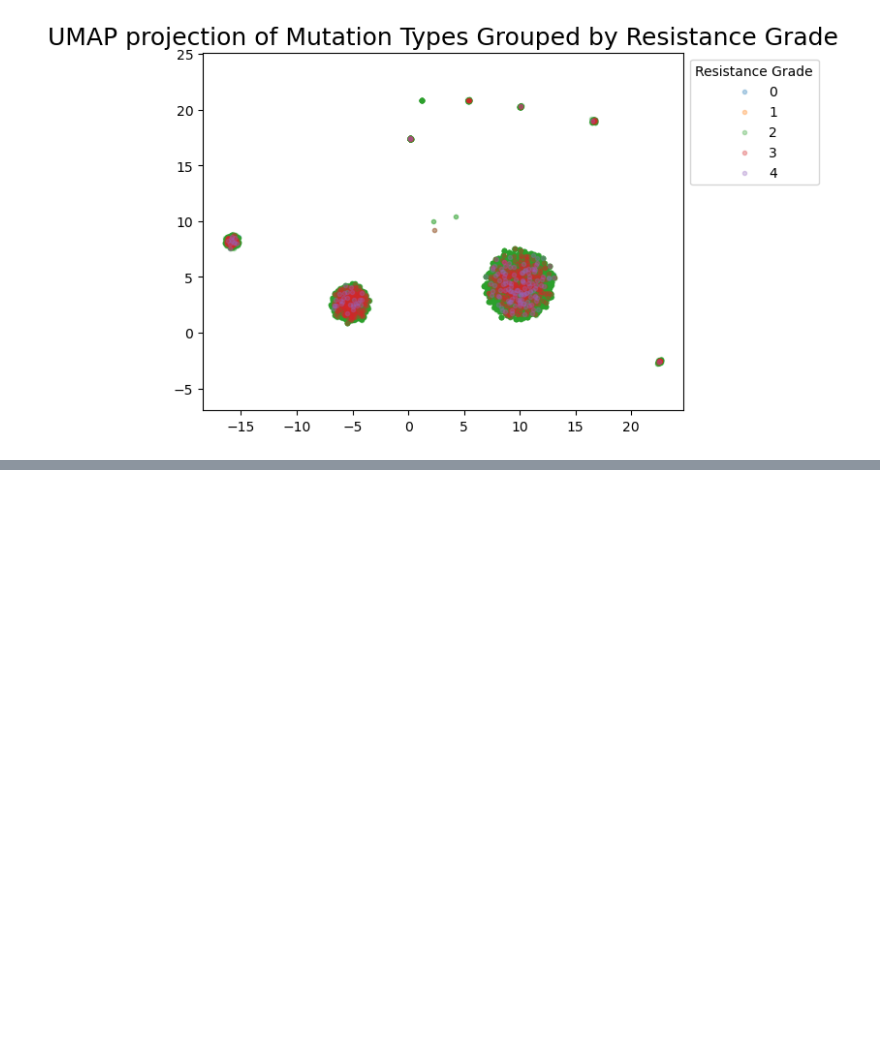
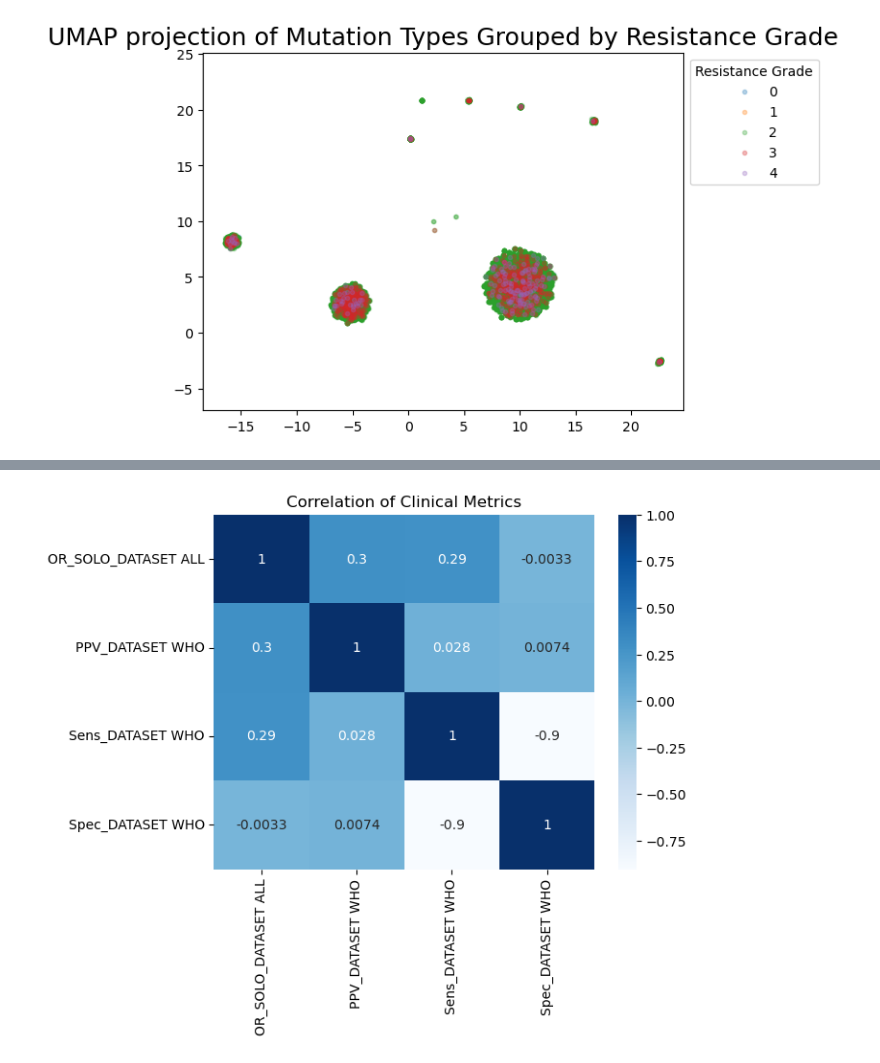
Before and after one commit to ibonomi-MSSE/277B-Final-Project, a Jupyter notebook: supplemental_EDA.ipynb, the cells around one changed output, grey strips where cells are left out. Drawn from its saved outputs; the diff is of its cells as text; code cells hidden in the pictures; blank space fills up the shorter version.

```diff
--- a/supplemental_EDA.ipynb
+++ b/supplemental_EDA.ipynb
@@ -648,0 +691,10 @@ plt.show()
+# %%
+numeric_cols = [
+    "OR_SOLO_DATASET ALL", "PPV_DATASET WHO", "Sens_DATASET WHO", "Spec_DATASET WHO"
+]
+
+sns.heatmap(master_file[numeric_cols].corr(), annot=True, cmap='Blues')
+plt.title("Correlation of Clinical Metrics")
+plt.show()
+# %% [output]
+[figure, added]
```
Also changed, not shown: parts of 6 cells of this notebook, 2 other files.
